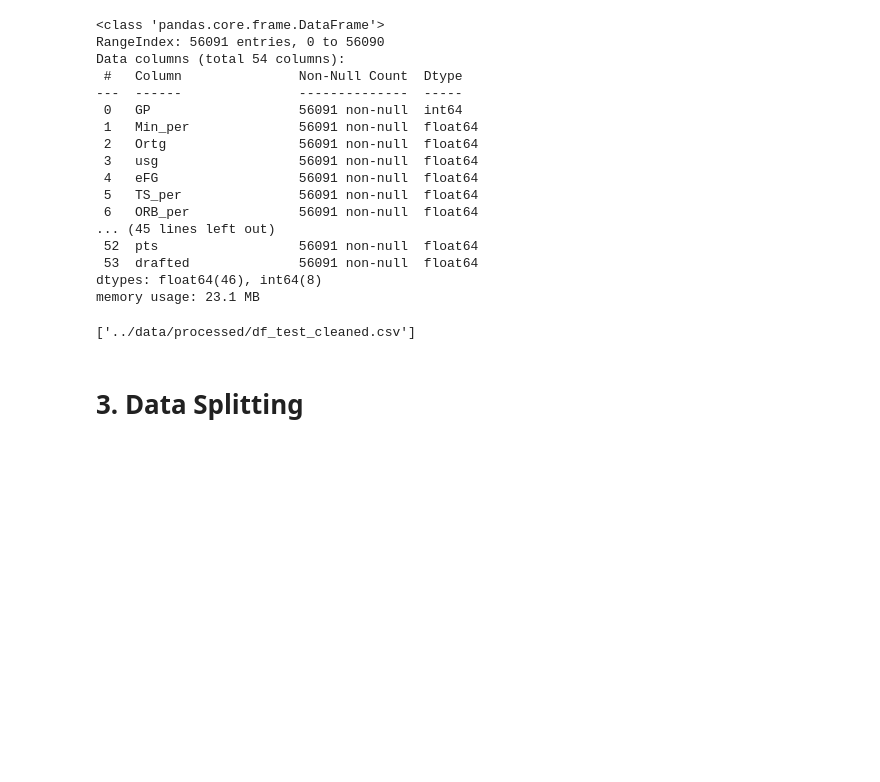
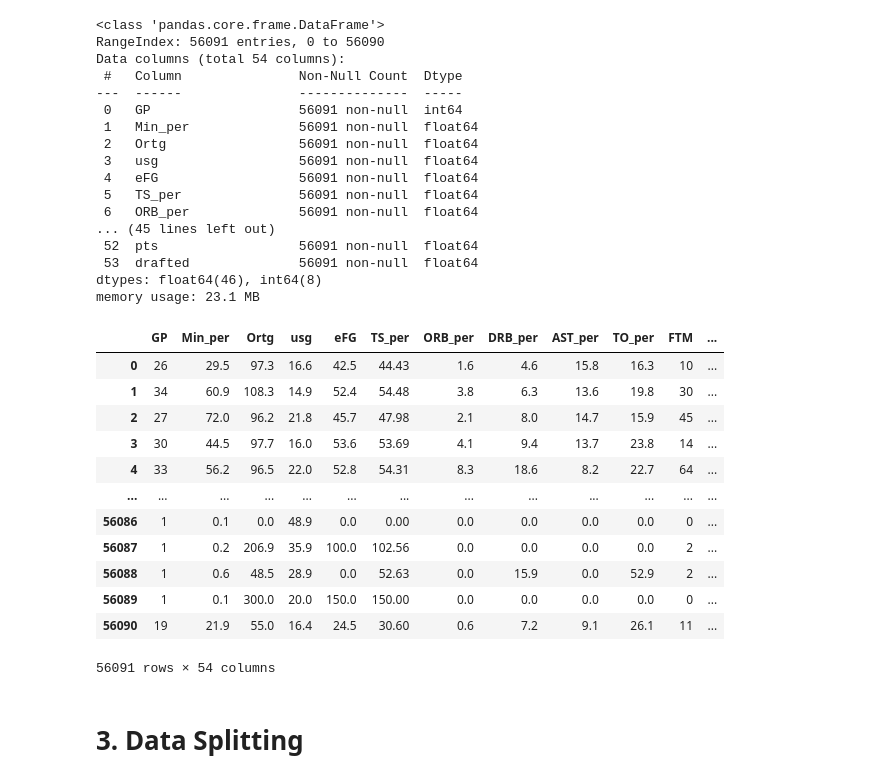
Before and after one commit to tahmislam21/Advanced-ML---Kaggle-Competition, a Jupyter notebook: notebooks/Islam_Tahmidul-24587139-Week1_LogisticRegression.ipynb, the cells around one changed output. Cells and saved outputs as stored; diff of their text form; code cells hidden in the pictures; blank space fills up the shorter version.

```diff
--- a/notebooks/Islam_Tahmidul-24587139-Week1_LogisticRegression.ipynb
+++ b/notebooks/Islam_Tahmidul-24587139-Week1_LogisticRegression.ipynb
@@ -164,5 +162,16 @@ memory usage: 23.1 MB
-# %%
-dump(df_train_cleaned, '../data/processed/df_train_cleaned.csv')
-dump(df_test_cleaned, '../data/processed/df_test_cleaned.csv')
-# %% [output]
-['../data/processed/df_test_cleaned.csv']
+# %%
+df_train_cleaned
+# %% [output]
+|  | GP | Min_per | Ortg | usg | eFG | TS_per | ORB_per | DRB_per | AST_per | TO_per | FTM | ... |
+| 0 | 26 | 29.5 | 97.3 | 16.6 | 42.5 | 44.43 | 1.6 | 4.6 | 15.8 | 16.3 | 10 | ... |
+| 1 | 34 | 60.9 | 108.3 | 14.9 | 52.4 | 54.48 | 3.8 | 6.3 | 13.6 | 19.8 | 30 | ... |
+| 2 | 27 | 72.0 | 96.2 | 21.8 | 45.7 | 47.98 | 2.1 | 8.0 | 14.7 | 15.9 | 45 | ... |
+| 3 | 30 | 44.5 | 97.7 | 16.0 | 53.6 | 53.69 | 4.1 | 9.4 | 13.7 | 23.8 | 14 | ... |
+| 4 | 33 | 56.2 | 96.5 | 22.0 | 52.8 | 54.31 | 8.3 | 18.6 | 8.2 | 22.7 | 64 | ... |
+| ... | ... | ... | ... | ... | ... | ... | ... | ... | ... | ... | ... | ... |
+| 56086 | 1 | 0.1 | 0.0 | 48.9 | 0.0 | 0.00 | 0.0 | 0.0 | 0.0 | 0.0 | 0 | ... |
+| 56087 | 1 | 0.2 | 206.9 | 35.9 | 100.0 | 102.56 | 0.0 | 0.0 | 0.0 | 0.0 | 2 | ... |
+| 56088 | 1 | 0.6 | 48.5 | 28.9 | 0.0 | 52.63 | 0.0 | 15.9 | 0.0 | 52.9 | 2 | ... |
+| 56089 | 1 | 0.1 | 300.0 | 20.0 | 150.0 | 150.00 | 0.0 | 0.0 | 0.0 | 0.0 | 0 | ... |
+| 56090 | 19 | 21.9 | 55.0 | 16.4 | 24.5 | 30.60 | 0.6 | 7.2 | 9.1 | 26.1 | 11 | ... |
+56091 rows × 54 columns
```
Also changed, not shown: parts of 5 cells of this notebook, 4 other files.
